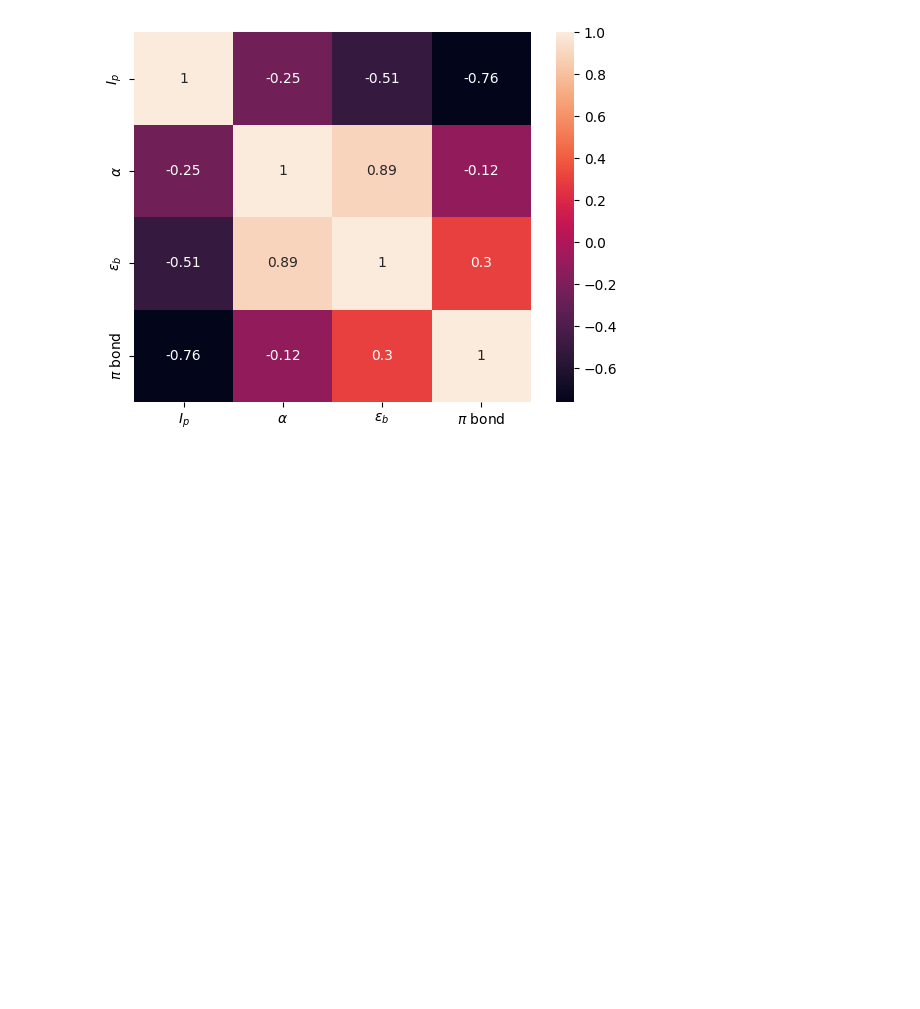
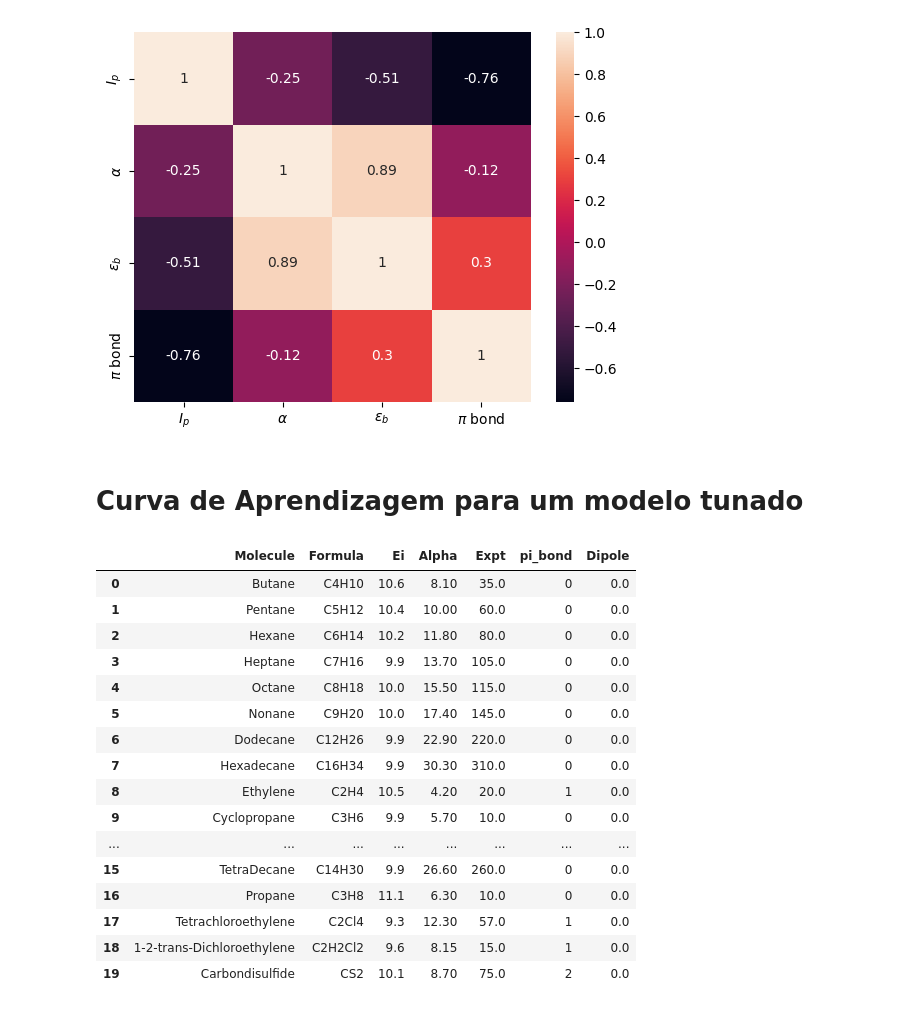
Before and after one commit to Miguilo/Master-Degree-Research, a Jupyter notebook: notebooks/chaotic_nb.ipynb, the cells around one changed output. Saved outputs shown, nothing was run; the diff lists cells and outputs as text; code cells hidden in the pictures; blank space fills up the shorter version.

```diff
--- a/notebooks/chaotic_nb.ipynb
+++ b/notebooks/chaotic_nb.ipynb
@@ -36,3 +39,5 @@ sns.heatmap(corr_matrix, annot=True, xticklabels= new_labels, yticklabels= new_l
 # %% [output]
 <Axes: >
 [figure]
+# %% [markdown]
+# Curva de Aprendizagem para um modelo tunado
@@ -38,0 +47,20 @@ sns.heatmap(corr_matrix, annot=True, xticklabels= new_labels, yticklabels= new_l
+# %%
+df_apol
+# %% [output]
+|  | Molecule | Formula | Ei | Alpha | Expt | pi_bond | Dipole |
+| 0 | Butane | C4H10 | 10.6 | 8.10 | 35.0 | 0 | 0.0 |
+| 1 | Pentane | C5H12 | 10.4 | 10.00 | 60.0 | 0 | 0.0 |
+| 2 | Hexane | C6H14 | 10.2 | 11.80 | 80.0 | 0 | 0.0 |
+| 3 | Heptane | C7H16 | 9.9 | 13.70 | 105.0 | 0 | 0.0 |
+| 4 | Octane | C8H18 | 10.0 | 15.50 | 115.0 | 0 | 0.0 |
+| 5 | Nonane | C9H20 | 10.0 | 17.40 | 145.0 | 0 | 0.0 |
+| 6 | Dodecane | C12H26 | 9.9 | 22.90 | 220.0 | 0 | 0.0 |
+| 7 | Hexadecane | C16H34 | 9.9 | 30.30 | 310.0 | 0 | 0.0 |
+| 8 | Ethylene | C2H4 | 10.5 | 4.20 | 20.0 | 1 | 0.0 |
+| 9 | Cyclopropane | C3H6 | 9.9 | 5.70 | 10.0 | 0 | 0.0 |
+| ... | ... | ... | ... | ... | ... | ... | ... |
+| 15 | TetraDecane | C14H30 | 9.9 | 26.60 | 260.0 | 0 | 0.0 |
+| 16 | Propane | C3H8 | 11.1 | 6.30 | 10.0 | 0 | 0.0 |
+| 17 | Tetrachloroethylene | C2Cl4 | 9.3 | 12.30 | 57.0 | 1 | 0.0 |
+| 18 | 1-2-trans-Dichloroethylene | C2H2Cl2 | 9.6 | 8.15 | 15.0 | 1 | 0.0 |
+| 19 | Carbondisulfide | CS2 | 10.1 | 8.70 | 75.0 | 2 | 0.0 |
```
Also changed, not shown: parts of 6 cells of this notebook, 2 other files.
